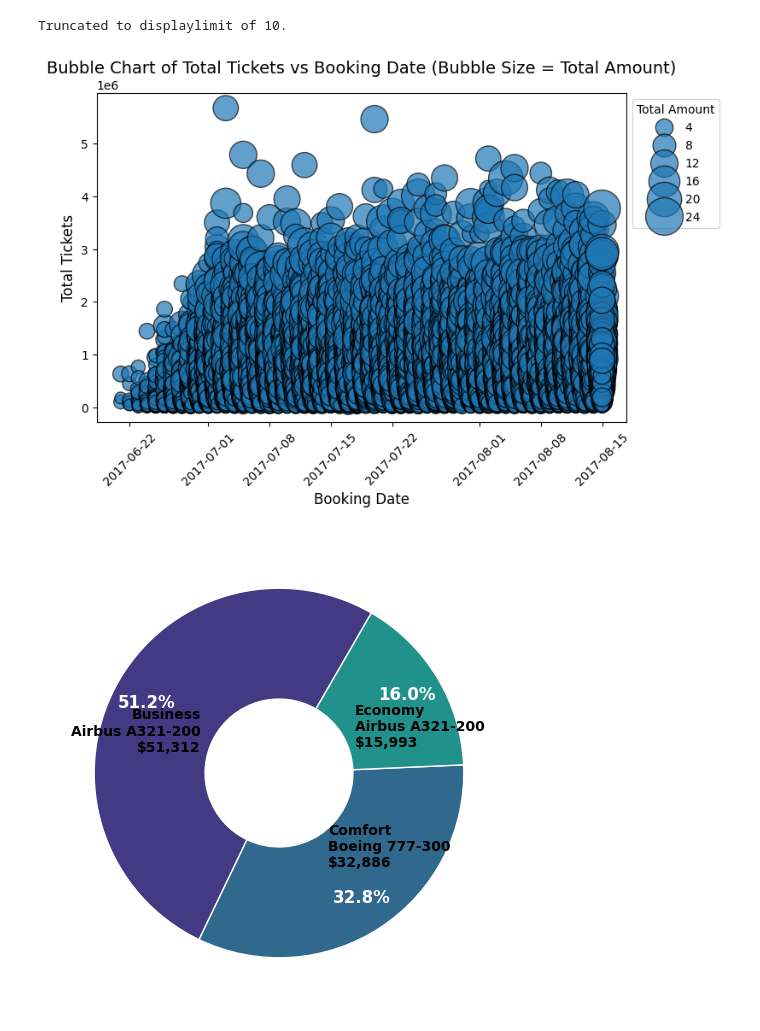
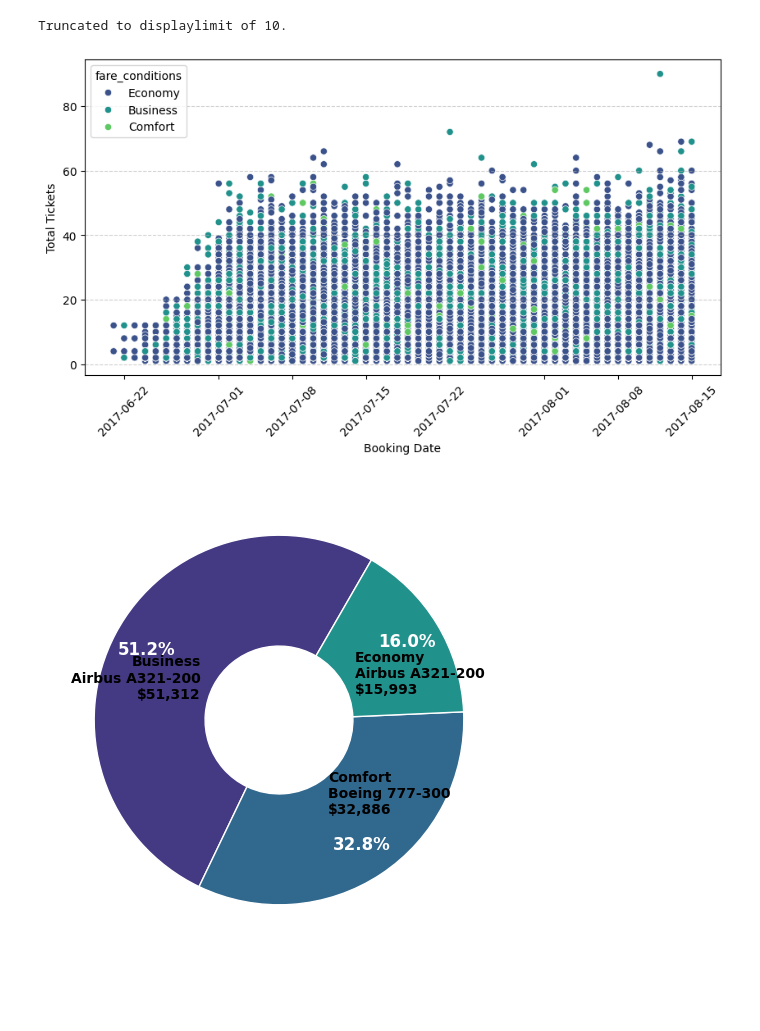
Before and after one commit to Daviedavie100/SQL_Projects, a Jupyter notebook: data.ipynb, the cells around one changed output. Cells and saved outputs as stored; diff of their text form; code cells hidden in the pictures; blank space fills up the shorter version.

```diff
--- a/data.ipynb
+++ b/data.ipynb
@@ -1273,34 +1273,44 @@ Running query in 'sqlite:///C:/Users/Davie/Downloads/archive/travel.sqlite'
 | 2017-06-22 | Economy | 8 | 1794400 |
 | 2017-06-22 | Business | 12 | 2550000 |
 Truncated to displaylimit of 10.
-# %%
-# Convert 'booking_date' to datetime for proper plotting
-df['booking_date'] = pd.to_datetime(df['booking_date'])
-
-# Create bubble chart
-plt.figure(figsize=(8, 5))
-sns.scatterplot(
-    data=df,
-    x='booking_date',
-    y='total_amount',
-    size='total_tickets',
-
-    sizes=(100, 1000),  # Adjust bubble size scale
-    palette='viridis',  # Use a color gradient
-    edgecolor='black',
-    alpha=0.7
-)
-
-# Labels and title
-plt.xlabel('Booking Date', fontsize=12)
-plt.ylabel('Total Tickets', fontsize=12)
-plt.title('Bubble Chart of Total Tickets vs Booking Date (Bubble Size = Total Amount)', fontsize=14)
-plt.xticks(rotation=45)  # Rotate x-axis labels for readability
-plt.legend(title='Total Amount', loc='upper left', bbox_to_anchor=(1,1))
-
-plt.show()
-# %% [output]
-[figure, removed]
+# %%
+querry="""
+SELECT
+        strftime('%Y-%m-%d', datetime(tb.booking_date)) AS booking_date,
+        tb.fare_conditions,
+        COUNT (tb.ticket_no) AS total_tickets,
+        SUM(tb.total_amount) AS total_amount
+FROM (
+        SELECT t.ticket_no,
+                t.passenger_id,
+                datetime(substr(b.book_date, 1, 19)) AS booking_date,
+                tf.fare_conditions,
+                b.total_amount
+        FROM tickets t
+        JOIN bookings b
+        ON t.book_ref = b.book_ref
+        JOIN ticket_flights tf
+        ON t.ticket_no = tf.ticket_no
+) AS tb
+GROUP BY booking_date;
+"""
+df=pd.read_sql_query(querry, sqlite_conn)
+
+# Convert 'booking_date' to datetime for proper plotting
+df['booking_date'] = pd.to_datetime(df['booking_date'])
+
+# Create bubble chart
+plt.figure(figsize=(10, 5))
+sns.pointplot(x='booking_date', y='total_tickets', hue='fare_conditions', size='total_amount', data=df, palette='viridis', scale=0.8)
+
+plt.xticks(rotation=45)
+plt.grid(axis='y', linestyle='--', alpha=0.6)
+plt.xlabel('Booking Date')
+plt.ylabel('Total Tickets')
+
+plt.show()
+# %% [output]
+[figure, added]
 # %%
 # Aircraft model with the highest average revenue per fare condition
 querry="""
```
